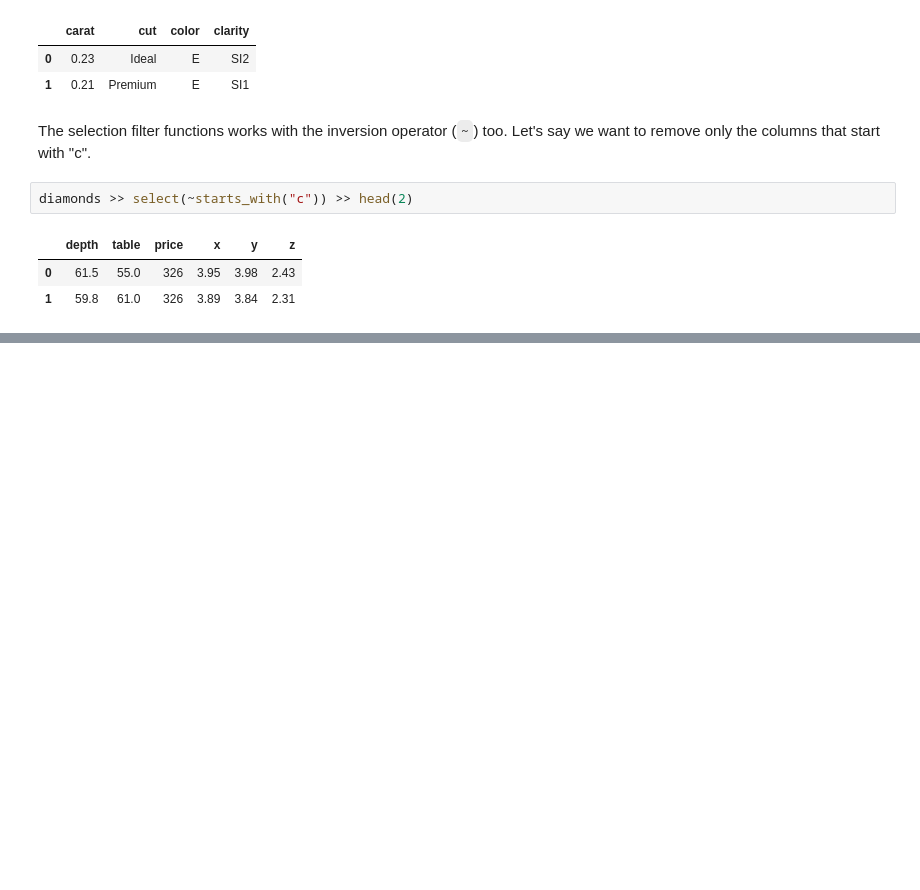
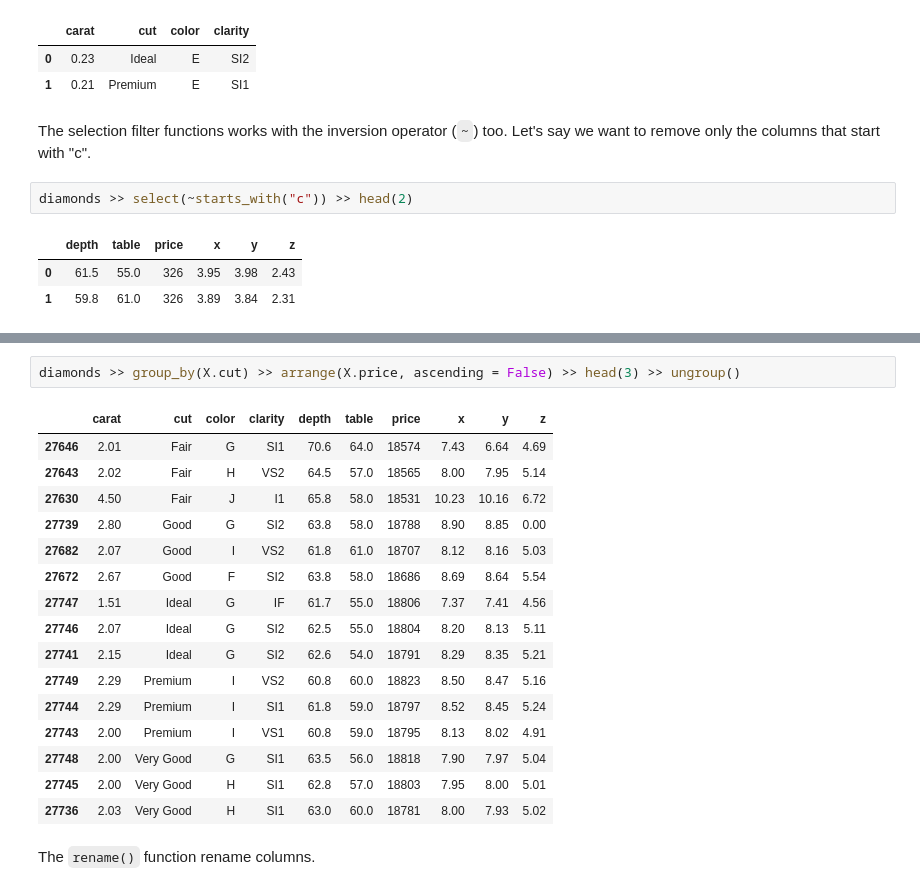
Before and after one commit to dss5202-2410/Notebooks, a Jupyter notebook: More_on_dplyr.ipynb, the cells around one changed output, grey strips where cells are left out. Cells and saved outputs as stored; diff of their text form; blank space fills up the shorter version.

```diff
--- a/More_on_dplyr.ipynb
+++ b/More_on_dplyr.ipynb
@@ -127,0 +305,21 @@ diamonds >> select(~starts_with("c")) >> head(2)
+# %%
+diamonds >> group_by(X.cut) >> arrange(X.price, ascending = False) >> head(3) >> ungroup()
+# %% [output]
+|  | carat | cut | color | clarity | depth | table | price | x | y | z |
+| 27646 | 2.01 | Fair | G | SI1 | 70.6 | 64.0 | 18574 | 7.43 | 6.64 | 4.69 |
+| 27643 | 2.02 | Fair | H | VS2 | 64.5 | 57.0 | 18565 | 8.00 | 7.95 | 5.14 |
+| 27630 | 4.50 | Fair | J | I1 | 65.8 | 58.0 | 18531 | 10.23 | 10.16 | 6.72 |
+| 27739 | 2.80 | Good | G | SI2 | 63.8 | 58.0 | 18788 | 8.90 | 8.85 | 0.00 |
+| 27682 | 2.07 | Good | I | VS2 | 61.8 | 61.0 | 18707 | 8.12 | 8.16 | 5.03 |
+| 27672 | 2.67 | Good | F | SI2 | 63.8 | 58.0 | 18686 | 8.69 | 8.64 | 5.54 |
+| 27747 | 1.51 | Ideal | G | IF | 61.7 | 55.0 | 18806 | 7.37 | 7.41 | 4.56 |
+| 27746 | 2.07 | Ideal | G | SI2 | 62.5 | 55.0 | 18804 | 8.20 | 8.13 | 5.11 |
+| 27741 | 2.15 | Ideal | G | SI2 | 62.6 | 54.0 | 18791 | 8.29 | 8.35 | 5.21 |
+| 27749 | 2.29 | Premium | I | VS2 | 60.8 | 60.0 | 18823 | 8.50 | 8.47 | 5.16 |
+| 27744 | 2.29 | Premium | I | SI1 | 61.8 | 59.0 | 18797 | 8.52 | 8.45 | 5.24 |
+| 27743 | 2.00 | Premium | I | VS1 | 60.8 | 59.0 | 18795 | 8.13 | 8.02 | 4.91 |
+| 27748 | 2.00 | Very Good | G | SI1 | 63.5 | 56.0 | 18818 | 7.90 | 7.97 | 5.04 |
+| 27745 | 2.00 | Very Good | H | SI1 | 62.8 | 57.0 | 18803 | 7.95 | 8.00 | 5.01 |
+| 27736 | 2.03 | Very Good | H | SI1 | 63.0 | 60.0 | 18781 | 8.00 | 7.93 | 5.02 |
+# %% [markdown]
+The `rename()` function rename columns.
```
Also changed, not shown: parts of 64 cells of this notebook.
